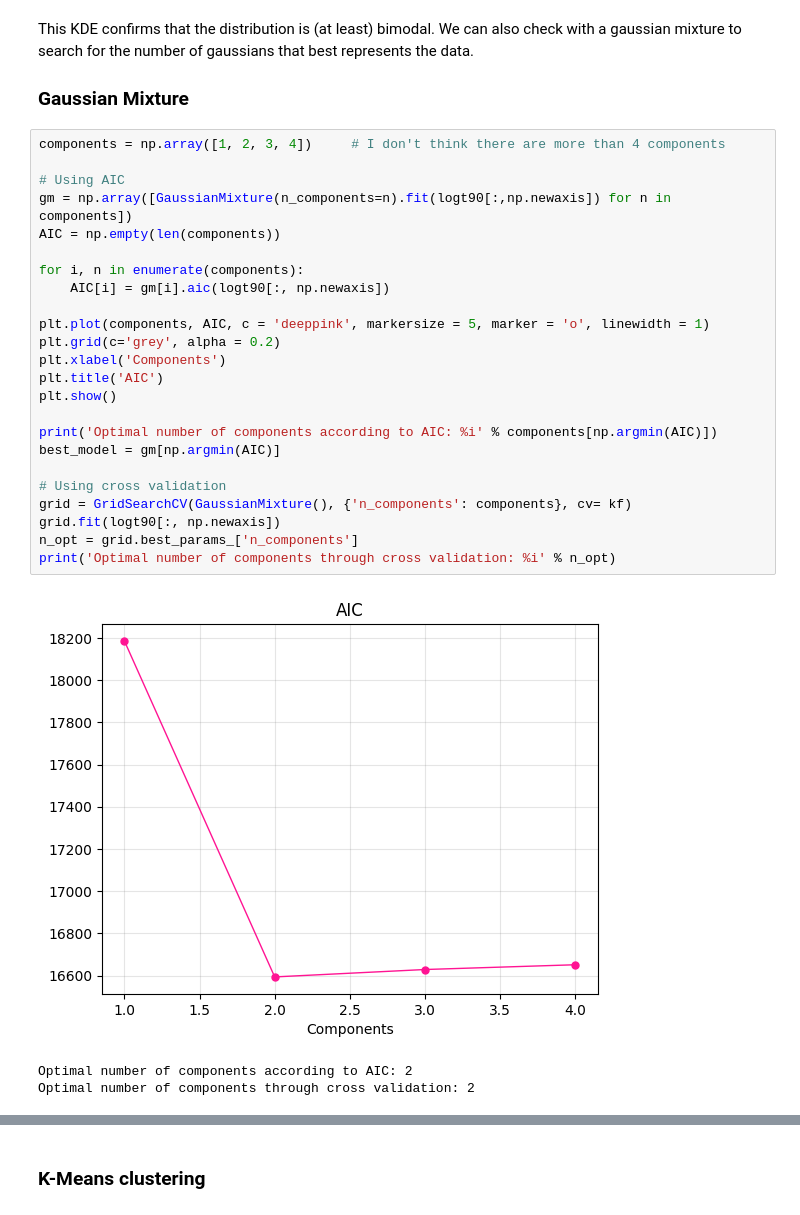
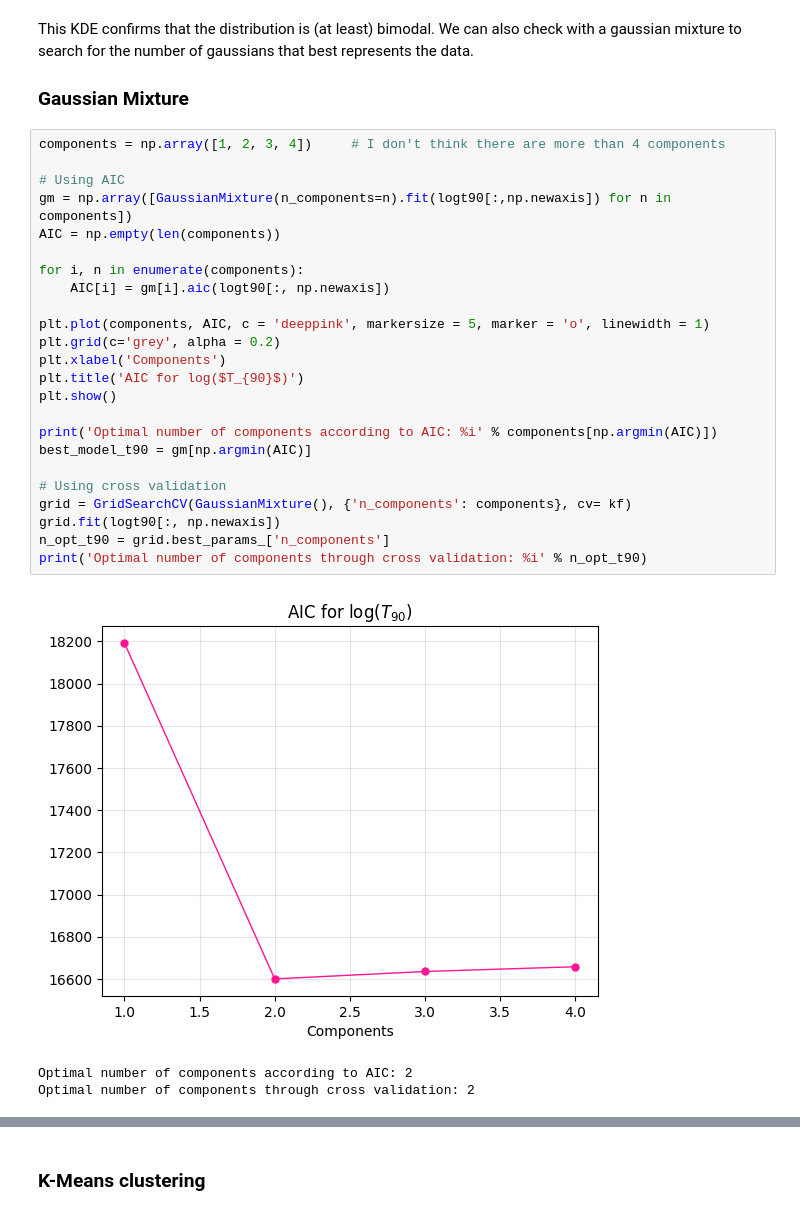
Before and after one commit to Alice-Palladino/astrostatistics_bicocca_2024, a Jupyter notebook: working/L14 - Gamma Ray Bursts.ipynb, the cells around one changed output, grey strips where cells are left out. Cells and saved outputs as stored; diff of their text form.

```diff
--- a/working/L14 - Gamma Ray Bursts.ipynb
+++ b/working/L14 - Gamma Ray Bursts.ipynb
@@ -175,29 +175,29 @@ This KDE confirms that the distribution is (at least) bimodal. We can also check
 # %%
 components = np.array([1, 2, 3, 4])     # I don't think there are more than 4 components
 
 # Using AIC
 gm = np.array([GaussianMixture(n_components=n).fit(logt90[:,np.newaxis]) for n in components])
 AIC = np.empty(len(components))
 
 for i, n in enumerate(components):
     AIC[i] = gm[i].aic(logt90[:, np.newaxis])
 
 plt.plot(components, AIC, c = 'deeppink', markersize = 5, marker = 'o', linewidth = 1)
 plt.grid(c='grey', alpha = 0.2)
 plt.xlabel('Components')
-plt.title('AIC')
+plt.title('AIC for log($T_{90}$)')
 plt.show()
 
 print('Optimal number of components according to AIC: %i' % components[np.argmin(AIC)])
-best_model = gm[np.argmin(AIC)]
+best_model_t90 = gm[np.argmin(AIC)]
 
 # Using cross validation
 grid = GridSearchCV(GaussianMixture(), {'n_components': components}, cv= kf)
 grid.fit(logt90[:, np.newaxis])
-n_opt = grid.best_params_['n_components']
-print('Optimal number of components through cross validation: %i' % n_opt)
+n_opt_t90 = grid.best_params_['n_components']
+print('Optimal number of components through cross validation: %i' % n_opt_t90)
 # %% [output]
-[figure, old version]
+[figure, new version]
 Optimal number of components according to AIC: 2
 Optimal number of components through cross validation: 2
 # %%
```
Also changed, not shown: parts of 71 cells of this notebook.
